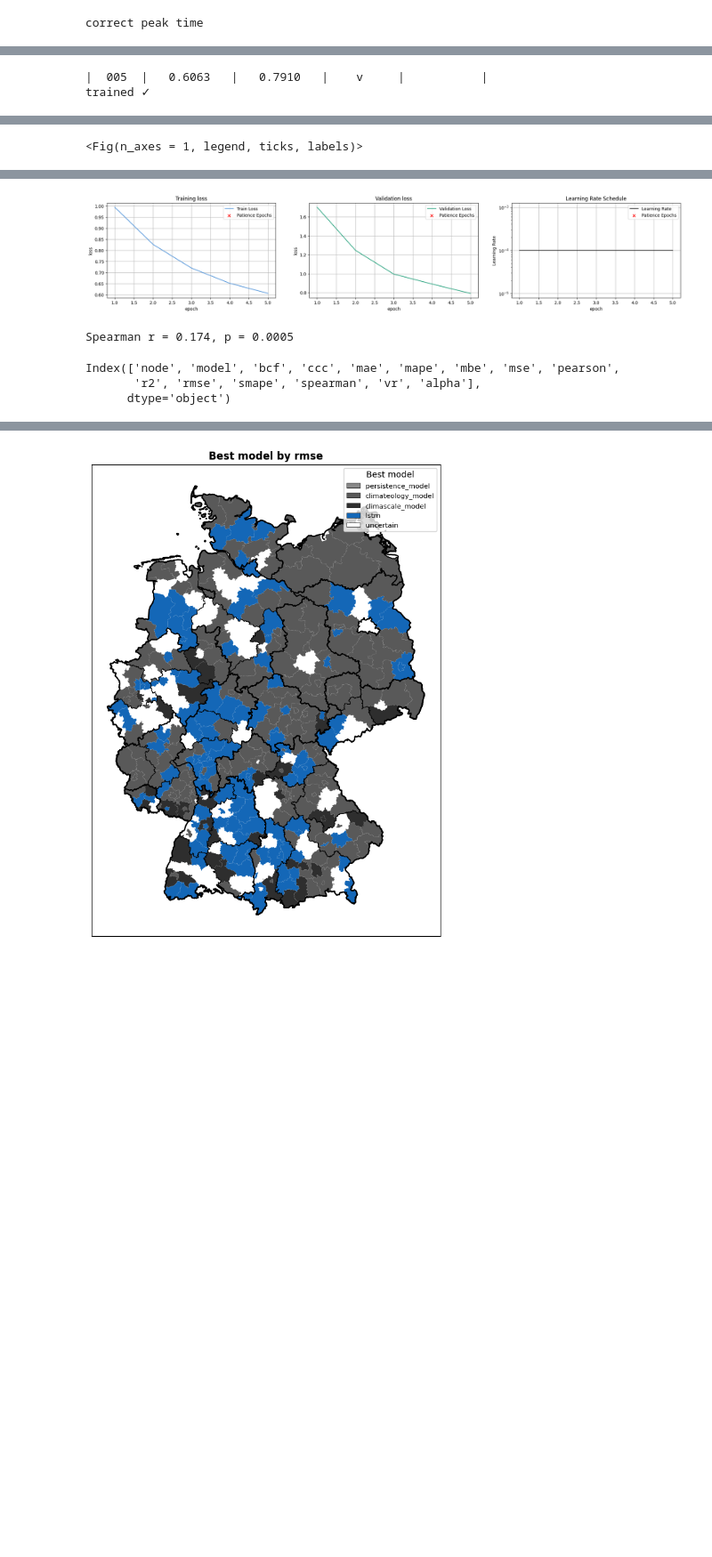
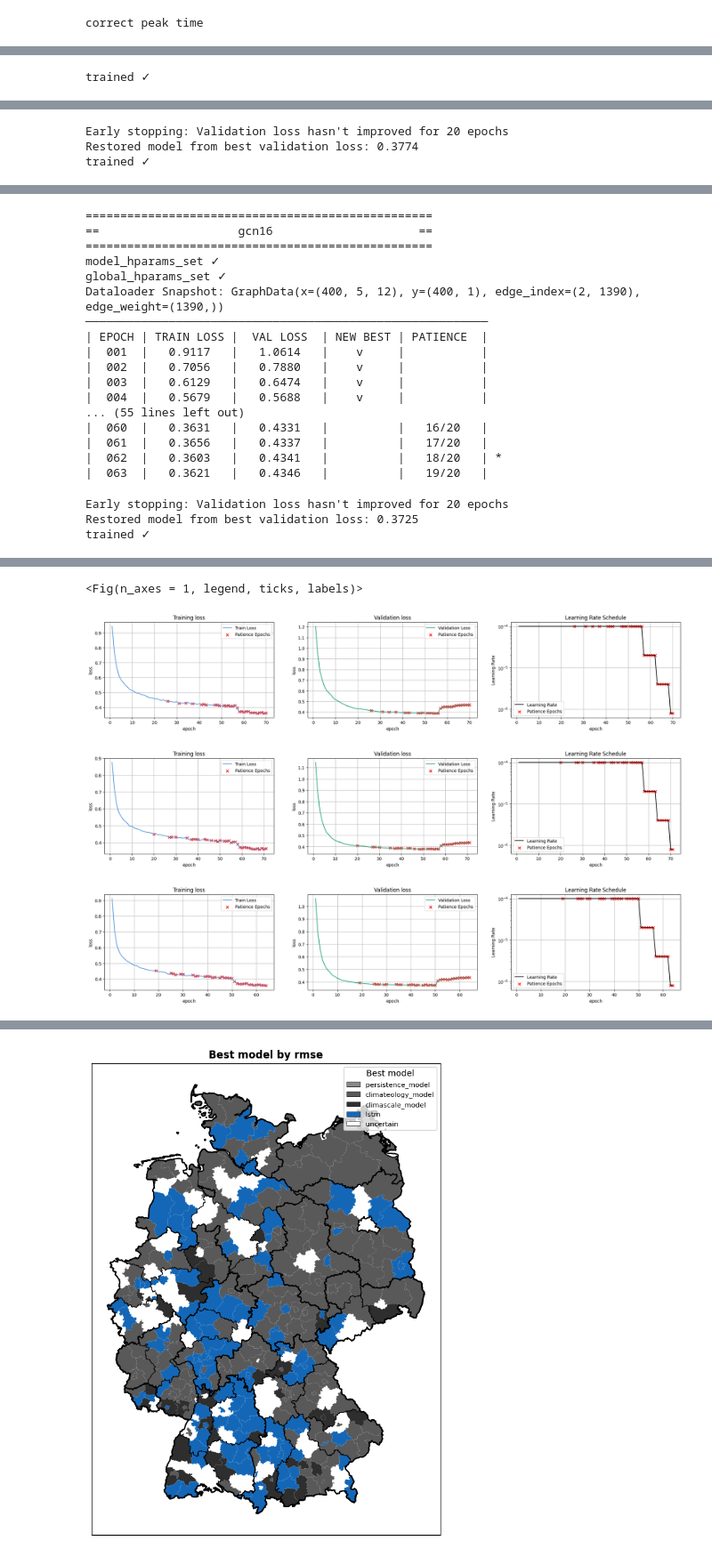
Before and after one commit to stends2001/infectious_disease_gnn, a Jupyter notebook: src/notebooks/4. vanilla deepmodels.ipynb, the cells around one changed output, grey strips where cells are left out. Shown at 89% size. Cells and saved outputs as stored; diff of their text form; code cells hidden in the pictures; blank space fills up the shorter version.

```diff
--- a/src/notebooks/4. vanilla deepmodels.ipynb
+++ b/src/notebooks/4. vanilla deepmodels.ipynb
@@ -8,7 +8,7 @@ epiconfig= EpiConfig(
         disease             = 'influenza',
 
         horizon_leadtime    = 3,
-        sequence_length     = 3,
+        sequence_length     = 12,
 
         feature_popsize     = True,
         feature_popdens     = True,
@@ -48,6 +48,9 @@ graphloader3        = GraphDataLoaderManager(data_orch).retrieve_static_graph('g
 graphloader4        = GraphDataLoaderManager(data_orch).retrieve_static_graph('graph4').build()
 graphloader5        = GraphDataLoaderManager(data_orch).retrieve_static_graph('graph5').build()
 graphloader6        = GraphDataLoaderManager(data_orch).retrieve_static_graph('graph6').build()
+graphloader10       = GraphDataLoaderManager(data_orch).retrieve_static_graph('graph10').build()
+graphloader13       = GraphDataLoaderManager(data_orch).retrieve_static_graph('graph13').build()
+graphloader16       = GraphDataLoaderManager(data_orch).retrieve_static_graph('graph16').build()
 # %%
 from src.models import LSTMModel
 
@@ -181,5 +208,10 @@ gcn6.show_forecasts(26)
 # %%
-graphloader13       = GraphDataLoaderManager(data_orch).retrieve_static_graph('graph14').build()
+gcn10 = GCN2Model(graphloader10, name = 'gcn10', verbose = 2)
+gcn10.set_model_hparams(dropout = 0.3, self_loops=False)
+gcn10.set_global_hparams(**global_hparams)
+gcn10.train()
+gcn10.forecast('test')
+gcn10.show_forecasts(26)
 
 gcn13 = GCN2Model(graphloader13, name = 'gcn13', verbose = 2)
 gcn13.set_model_hparams(dropout = 0.3, self_loops=False)
@@ -188,11 +220,11 @@ gcn13.train()
 gcn13.forecast('test')
 gcn13.show_forecasts(26)
 
-# dcgcn13 = DecoupledGCNModel(graphloader13, name = 'dcgcn13', verbose = 2)
-# dcgcn13.set_model_hparams(dropout = 0.3)
-# dcgcn13.set_global_hparams(**global_hparams)
-# dcgcn13.train()
-# dcgcn13.forecast('test')
-# dcgcn13.show_forecasts(26)
+gcn16 = GCN2Model(graphloader16, name = 'gcn16', verbose = 2)
+gcn16.set_model_hparams(dropout = 0.3, self_loops=False)
+gcn16.set_global_hparams(**global_hparams)
+gcn16.train()
+gcn16.forecast('test')
+gcn16.show_forecasts(26)
 # %% [output]
 ==================================================
@@ -210,2 +247 @@ Dataloader Snapshot: GraphData(x=(400, 5, 3), y=(400, 1), edge_index=(2, 984), e
-|  005  |   0.6063   |   0.7910   |    v     |           |
 trained ✓
@@ -214 +265,3 @@ forecasted ✓
-<Fig(n_axes = 1, legend, ticks, labels)>
+Early stopping: Validation loss hasn't improved for 20 epochs
+Restored model from best validation loss: 0.3774
+trained ✓
@@ -214,0 +270,20 @@ forecasted ✓
+==================================================
+==                    gcn16                     ==
+==================================================
+model_hparams_set ✓
+global_hparams_set ✓
+Dataloader Snapshot: GraphData(x=(400, 5, 12), y=(400, 1), edge_index=(2, 1390), edge_weight=(1390,))
+──────────────────────────────────────────────────────────
+| EPOCH | TRAIN LOSS |  VAL LOSS  | NEW BEST | PATIENCE  |
+|  001  |   0.9117   |   1.0614   |    v     |           |
+|  002  |   0.7056   |   0.7880   |    v     |           |
+|  003  |   0.6129   |   0.6474   |    v     |           |
+|  004  |   0.5679   |   0.5688   |    v     |           |
+... (55 lines left out)
+|  060  |   0.3631   |   0.4331   |          |   16/20   |
+|  061  |   0.3656   |   0.4337   |          |   17/20   |
+|  062  |   0.3603   |   0.4341   |          |   18/20   | *
+|  063  |   0.3621   |   0.4346   |          |   19/20   |
+Early stopping: Validation loss hasn't improved for 20 epochs
+Restored model from best validation loss: 0.3725
+trained ✓
@@ -215 +292,4 @@ forecasted ✓
+<Fig(n_axes = 1, legend, ticks, labels)>
-[figure, old version]
+[figure, new version]
+[figure, added]
+[figure, added]
@@ -229,13 +295,0 @@ forecasted ✓
-# %%
-import scipy.stats as stats
-
-corr, p = stats.spearmanr(metrics['ccc'], metrics['alpha'])
-print(f"Spearman r = {corr:.3f}, p = {p:.4f}")
-# %% [output]
-Spearman r = 0.174, p = 0.0005
-# %%
-metrics.columns
-# %% [output]
-Index(['node', 'model', 'bcf', 'ccc', 'mae', 'mape', 'mbe', 'mse', 'pearson',
-       'r2', 'rmse', 'smape', 'spearman', 'vr', 'alpha'],
-      dtype='object')
```
Also changed, not shown: parts of 24 cells of this notebook, 7 other files.
